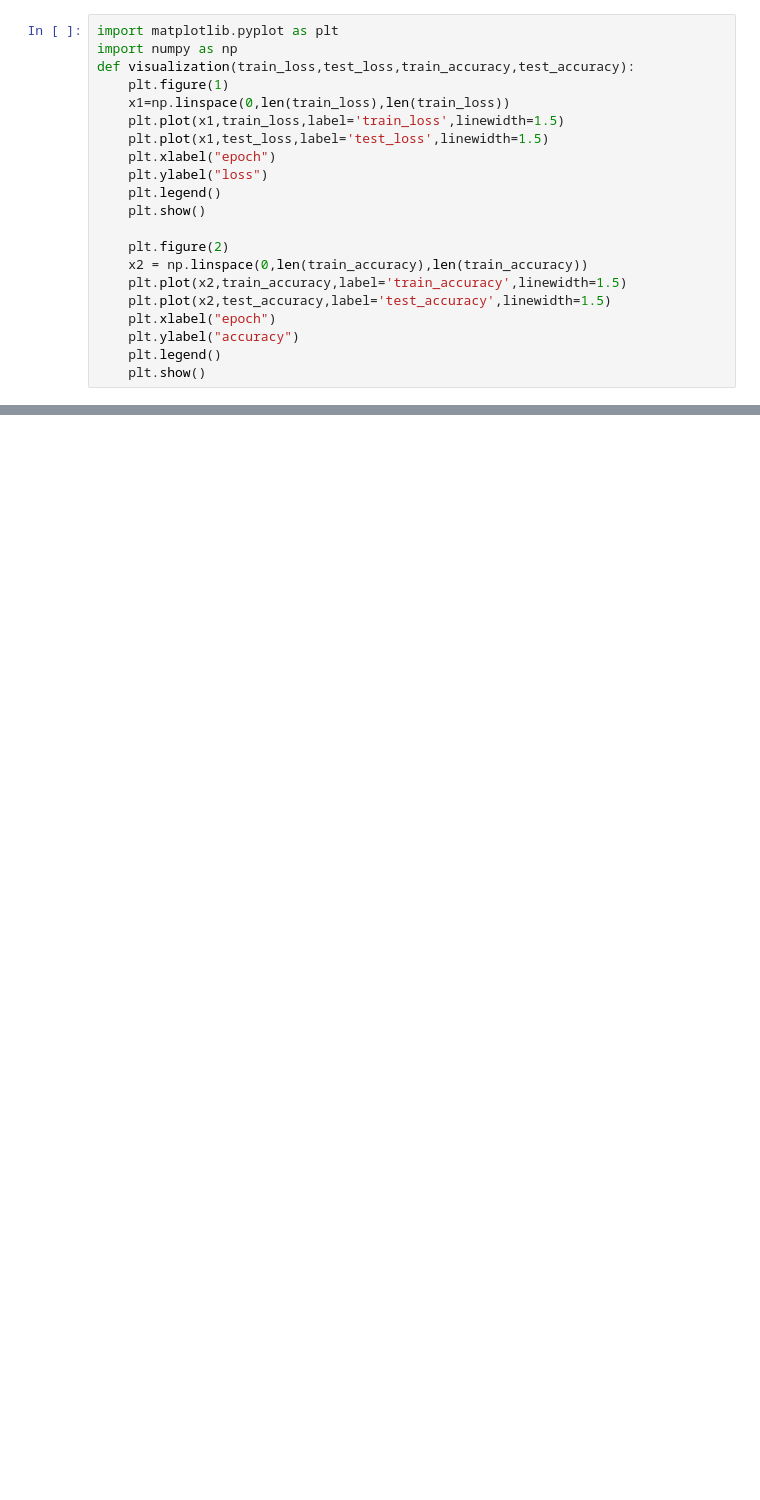
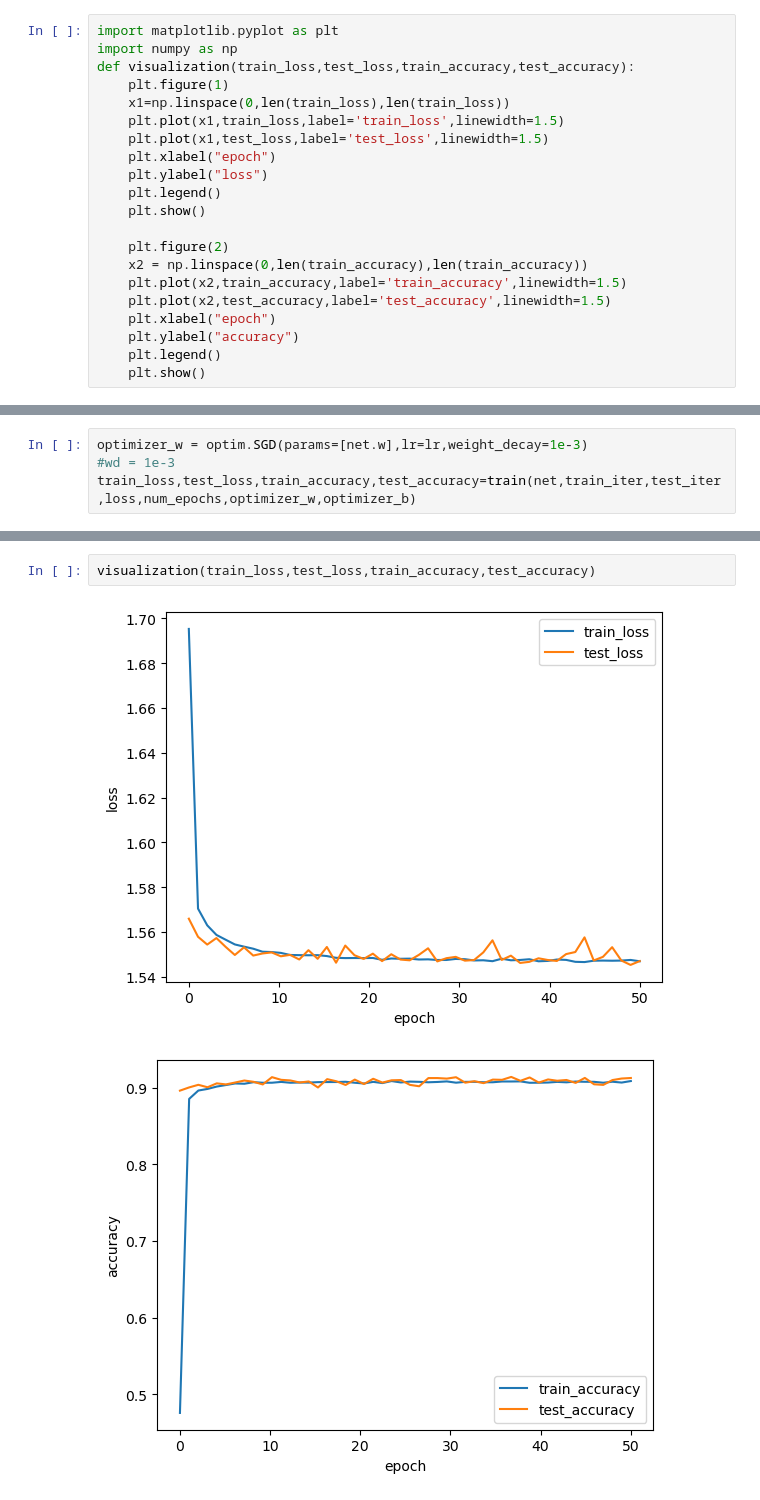
Before and after one commit to HatcherRobotics/intelligent-information-processing, a Jupyter notebook: Chapter2-MachineLearning/jupyter notebook/SoftmaxRegression.ipynb, the cells around one changed output, grey strips where cells are left out. Cells and saved outputs as stored; diff of their text form; blank space fills up the shorter version.

```diff
--- a/Chapter2-MachineLearning/jupyter notebook/SoftmaxRegression.ipynb
+++ b/Chapter2-MachineLearning/jupyter notebook/SoftmaxRegression.ipynb
@@ -195,0 +174,4 @@ visualization(train_loss,test_loss,train_accuracy,test_accuracy)
+# %%
+optimizer_w = optim.SGD(params=[net.w],lr=lr,weight_decay=1e-3)
+#wd = 1e-3
+train_loss,test_loss,train_accuracy,test_accuracy=train(net,train_iter,test_iter,loss,num_epochs,optimizer_w,optimizer_b)
@@ -195,0 +196,5 @@ visualization(train_loss,test_loss,train_accuracy,test_accuracy)
+# %%
+visualization(train_loss,test_loss,train_accuracy,test_accuracy)
+# %% [output]
+[figure, added]
+[figure, added]
```
Also changed, not shown: parts of 18 cells of this notebook, 10 other files.
